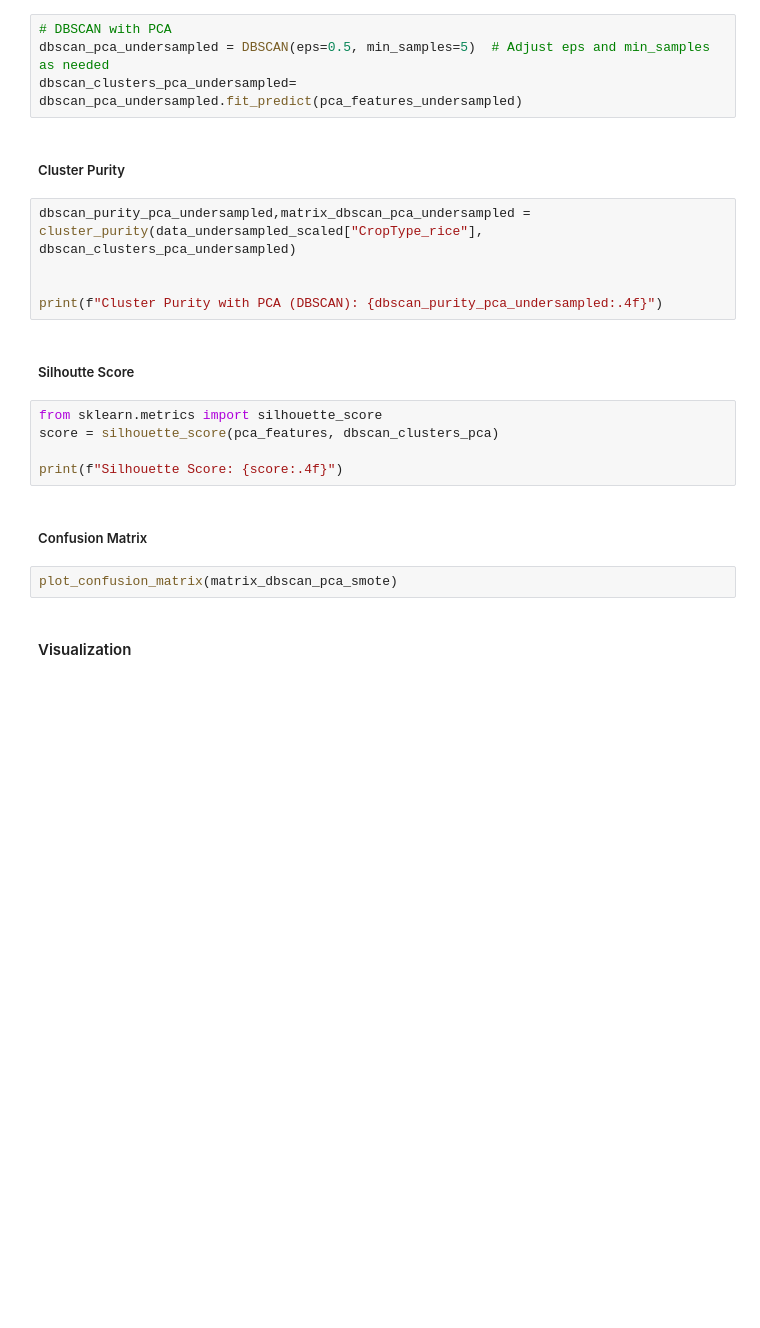
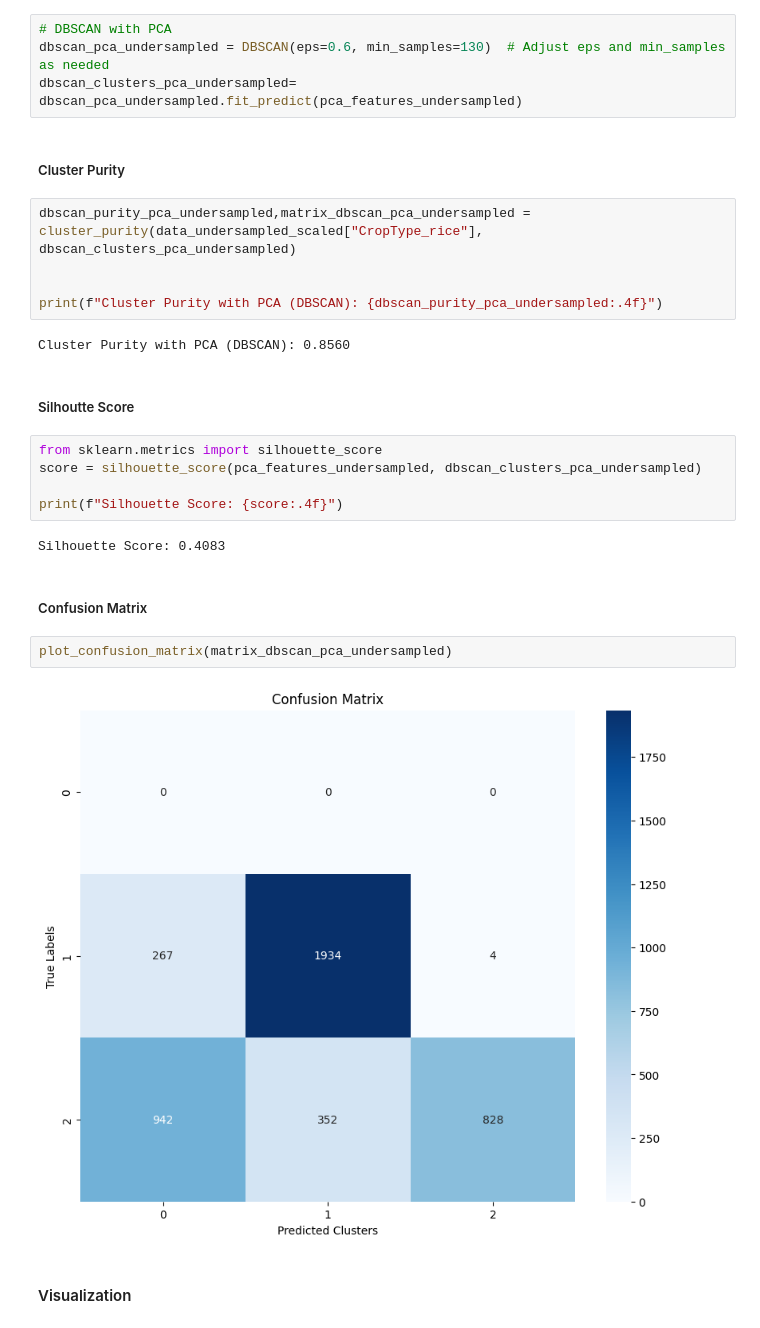
Before and after one commit to sarmadsaleem333/ML-Semester-Project-Crop-Classifier, a Jupyter notebook: ml-project-unsupervised-learning.ipynb, the cells around one changed output. Cells and saved outputs as stored; diff of their text form; blank space fills up the shorter version.

```diff
--- a/ml-project-unsupervised-learning.ipynb
+++ b/ml-project-unsupervised-learning.ipynb
@@ -1222,7 +1232,7 @@ print(f"Silhouette Score: {score:.4f}")
 #### With PCA
 # %%
 # DBSCAN with PCA
-dbscan_pca_undersampled = DBSCAN(eps=0.5, min_samples=5)  # Adjust eps and min_samples as needed
+dbscan_pca_undersampled = DBSCAN(eps=0.6, min_samples=130)  # Adjust eps and min_samples as needed
 dbscan_clusters_pca_undersampled= dbscan_pca_undersampled.fit_predict(pca_features_undersampled)
 # %% [markdown]
 ##### Cluster Purity
@@ -1231,17 +1241,23 @@ dbscan_purity_pca_undersampled,matrix_dbscan_pca_undersampled = cluster_purity(d
 
 
 print(f"Cluster Purity with PCA (DBSCAN): {dbscan_purity_pca_undersampled:.4f}")
+# %% [output]
+Cluster Purity with PCA (DBSCAN): 0.8560
 # %% [markdown]
 ##### Silhoutte Score
 # %%
 from sklearn.metrics import silhouette_score
-score = silhouette_score(pca_features, dbscan_clusters_pca)
+score = silhouette_score(pca_features_undersampled, dbscan_clusters_pca_undersampled)
 
 print(f"Silhouette Score: {score:.4f}")
+# %% [output]
+Silhouette Score: 0.4083
 # %% [markdown]
 ##### Confusion Matrix
 # %%
-plot_confusion_matrix(matrix_dbscan_pca_smote)
+plot_confusion_matrix(matrix_dbscan_pca_undersampled)
+# %% [output]
+[figure, added]
 # %% [markdown]
 #### Visualization
 # %%
```
Also changed, not shown: parts of 23 cells of this notebook.
